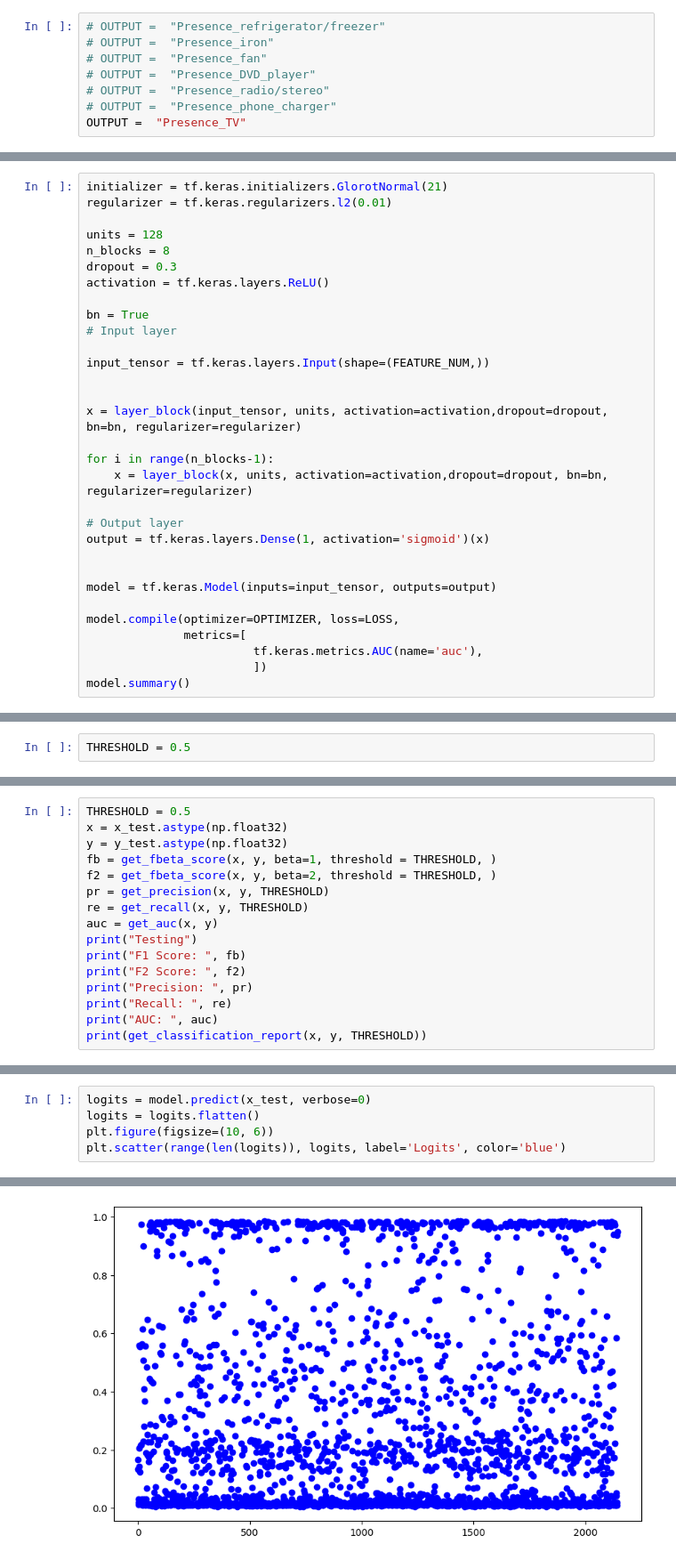
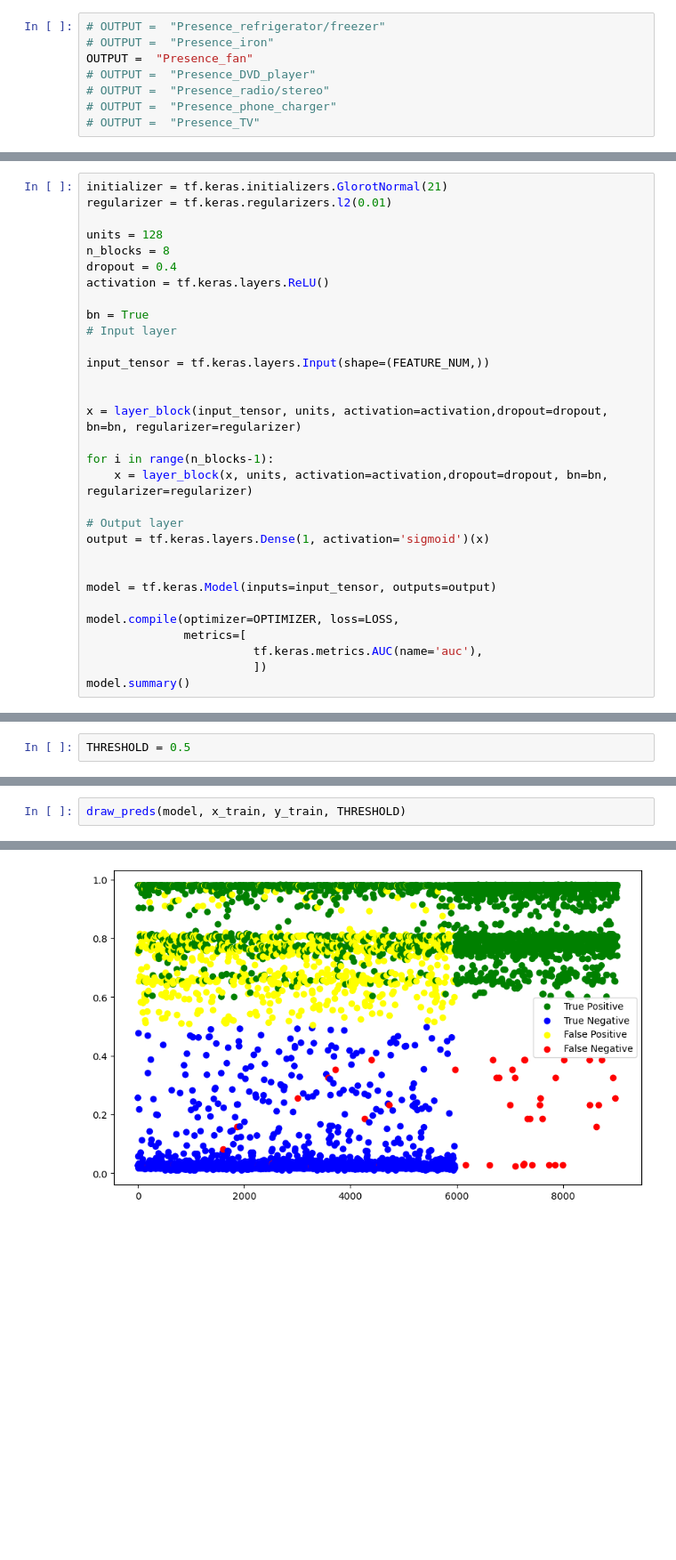
Before and after one commit to SESAM-Polimi/offgrid-demand-estimation, a Jupyter notebook: nn-model.ipynb, the cells around one changed output, grey strips where cells are left out. Shown at 89% size. Cells and saved outputs as stored; diff of their text form; blank space fills up the shorter version.

```diff
--- a/nn-model.ipynb
+++ b/nn-model.ipynb
@@ -65,11 +65,11 @@ FEATURE_NUM = len(Features)
 # %%
 # OUTPUT =  "Presence_refrigerator/freezer"
 # OUTPUT =  "Presence_iron"
-# OUTPUT =  "Presence_fan"
+OUTPUT =  "Presence_fan"
 # OUTPUT =  "Presence_DVD_player"
 # OUTPUT =  "Presence_radio/stereo"
 # OUTPUT =  "Presence_phone_charger"
-OUTPUT =  "Presence_TV"
+# OUTPUT =  "Presence_TV"
 # %%
 from imblearn.under_sampling import RandomUnderSampler
 from imblearn.over_sampling import RandomOverSampler
@@ -175,7 +193,7 @@ regularizer = tf.keras.regularizers.l2(0.01)
 
 units = 128
 n_blocks = 8
-dropout = 0.3
+dropout = 0.4
 activation = tf.keras.layers.ReLU()
 
 bn = True
@@ -437,16 +453,0 @@ weighted avg       0.90      0.90      0.90      3470
-# %%
-THRESHOLD = 0.5
-x = x_test.astype(np.float32)
-y = y_test.astype(np.float32)
-fb = get_fbeta_score(x, y, beta=1, threshold = THRESHOLD, )
-f2 = get_fbeta_score(x, y, beta=2, threshold = THRESHOLD, )
-pr = get_precision(x, y, THRESHOLD)
-re = get_recall(x, y, THRESHOLD)
-auc = get_auc(x, y)
-print("Testing")
-print("F1 Score: ", fb)
-print("F2 Score: ", f2)
-print("Precision: ", pr)
-print("Recall: ", re)
-print("AUC: ", auc)
-print(get_classification_report(x, y, THRESHOLD))
@@ -515,6 +540,3 @@ plt.scatter(range(len(logits)), logits, label='Logits', color='blue')
 # %%
-logits = model.predict(x_test, verbose=0)
-logits = logits.flatten()
-plt.figure(figsize=(10, 6))
-plt.scatter(range(len(logits)), logits, label='Logits', color='blue')
+draw_preds(model, x_train, y_train, THRESHOLD)
 # %% [output]
@@ -522 +543 @@ plt.scatter(range(len(logits)), logits, label='Logits', color='blue')
-[figure, old version]
+[figure, new version]
```
Also changed, not shown: parts of 17 cells of this notebook, 1 other file.
